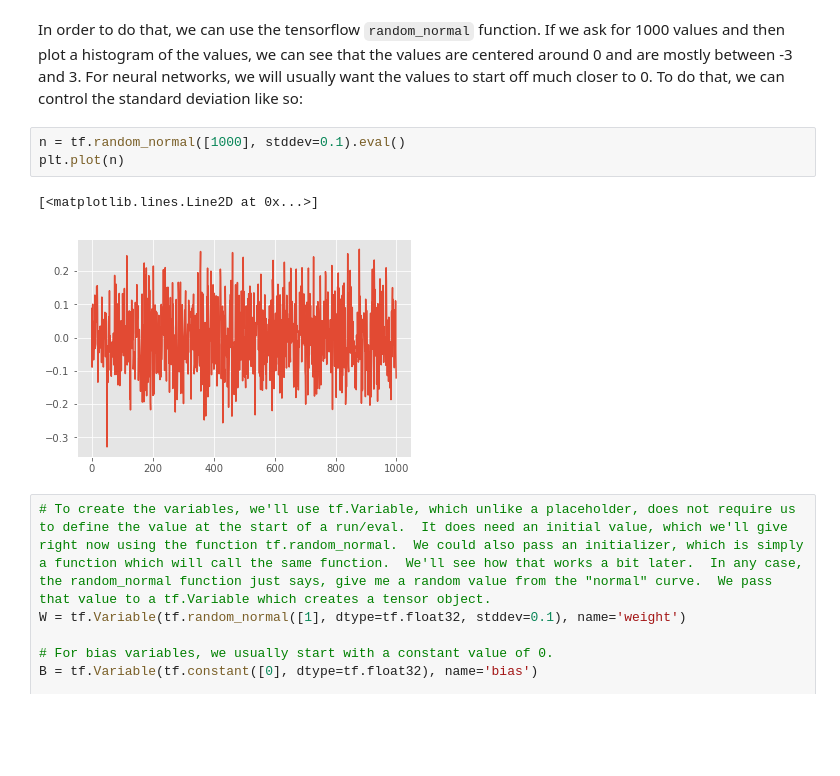
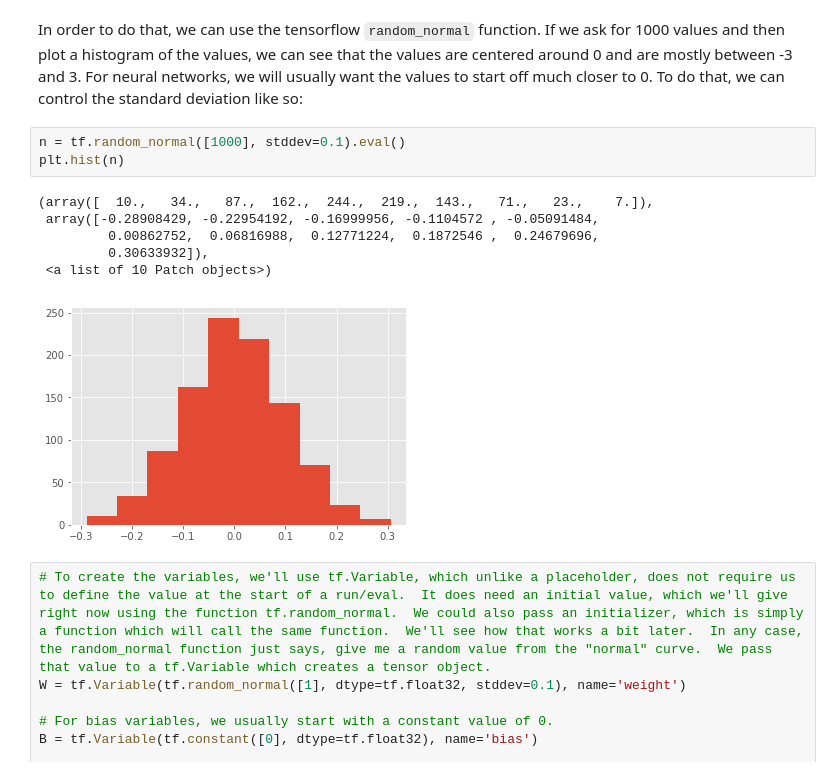
Before and after one commit to krohak/CADL, a Jupyter notebook: session-2/lecture-2.ipynb, the cells around one changed output. Cells and saved outputs as stored; diff of their text form; blank space fills up the shorter version.

```diff
--- a/session-2/lecture-2.ipynb
+++ b/session-2/lecture-2.ipynb
@@ -313,10 +314,14 @@ plt.hist(n)
 In order to do that, we can use the tensorflow `random_normal` function.  If we ask for 1000 values and then plot a histogram of the values, we can see that the values are centered around 0 and are mostly between -3 and 3.  For neural networks, we will usually want the values to start off much closer to 0.  To do that, we can control the standard deviation like so:
 # %%
 n = tf.random_normal([1000], stddev=0.1).eval()
-plt.plot(n)
+plt.hist(n)
 # %% [output]
-[<matplotlib.lines.Line2D at 0x...>]
+(array([  10.,   34.,   87.,  162.,  244.,  219.,  143.,   71.,   23.,    7.]),
+ array([-0.28908429, -0.22954192, -0.16999956, -0.1104572 , -0.05091484,
+         0.00862752,  0.06816988,  0.12771224,  0.1872546 ,  0.24679696,
+         0.30633932]),
+ <a list of 10 Patch objects>)
-[figure, old version]
+[figure, new version]
 # %%
 # To create the variables, we'll use tf.Variable, which unlike a placeholder, does not require us to define the value at the start of a run/eval.  It does need an initial value, which we'll give right now using the function tf.random_normal.  We could also pass an initializer, which is simply a function which will call the same function.  We'll see how that works a bit later.  In any case, the random_normal function just says, give me a random value from the "normal" curve.  We pass that value to a tf.Variable which creates a tensor object.
 W = tf.Variable(tf.random_normal([1], dtype=tf.float32, stddev=0.1), name='weight')
```
Also changed, not shown: parts of 20 cells of this notebook, 23 other files.
